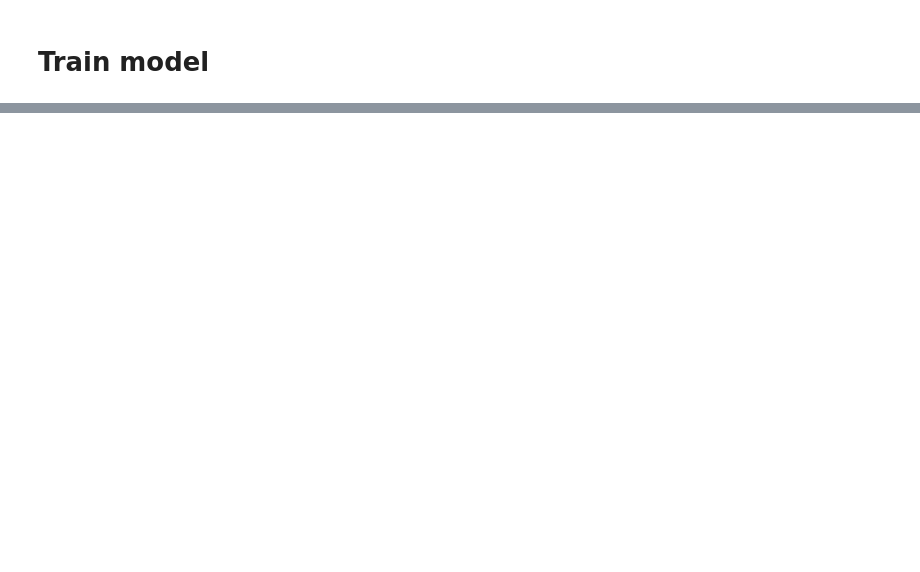
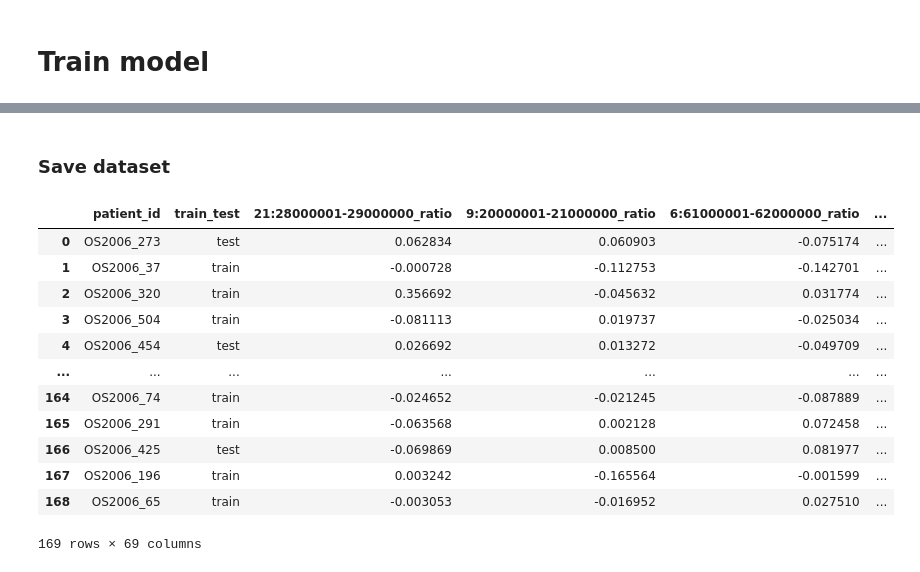
Before and after one commit to lhericourt/adn_circulant, a Jupyter notebook: notebooks/analyse_cv_results.ipynb, the cells around one changed output, grey strips where cells are left out. Cells and saved outputs as stored; diff of their text form; code cells hidden in the pictures; blank space fills up the shorter version.

```diff
--- a/notebooks/analyse_cv_results.ipynb
+++ b/notebooks/analyse_cv_results.ipynb
@@ -333,0 +216,2 @@ best_model = compare_models()
+# %% [markdown]
+### Save dataset
@@ -333,0 +224,18 @@ best_model = compare_models()
+# %%
+X_old = pickle.load(open('X_old.pkl', 'rb'))
+# %%
+X_old
+# %% [output]
+|  | patient_id | train_test | 21:28000001-29000000_ratio | 9:20000001-21000000_ratio | 6:61000001-62000000_ratio | ... |
+| 0 | OS2006_273 | test | 0.062834 | 0.060903 | -0.075174 | ... |
+| 1 | OS2006_37 | train | -0.000728 | -0.112753 | -0.142701 | ... |
+| 2 | OS2006_320 | train | 0.356692 | -0.045632 | 0.031774 | ... |
+| 3 | OS2006_504 | train | -0.081113 | 0.019737 | -0.025034 | ... |
+| 4 | OS2006_454 | test | 0.026692 | 0.013272 | -0.049709 | ... |
+| ... | ... | ... | ... | ... | ... | ... |
+| 164 | OS2006_74 | train | -0.024652 | -0.021245 | -0.087889 | ... |
+| 165 | OS2006_291 | train | -0.063568 | 0.002128 | 0.072458 | ... |
+| 166 | OS2006_425 | test | -0.069869 | 0.008500 | 0.081977 | ... |
+| 167 | OS2006_196 | train | 0.003242 | -0.165564 | -0.001599 | ... |
+| 168 | OS2006_65 | train | -0.003053 | -0.016952 | 0.027510 | ... |
+169 rows × 69 columns
```
Also changed, not shown: parts of 62 cells of this notebook, 3 other files.
